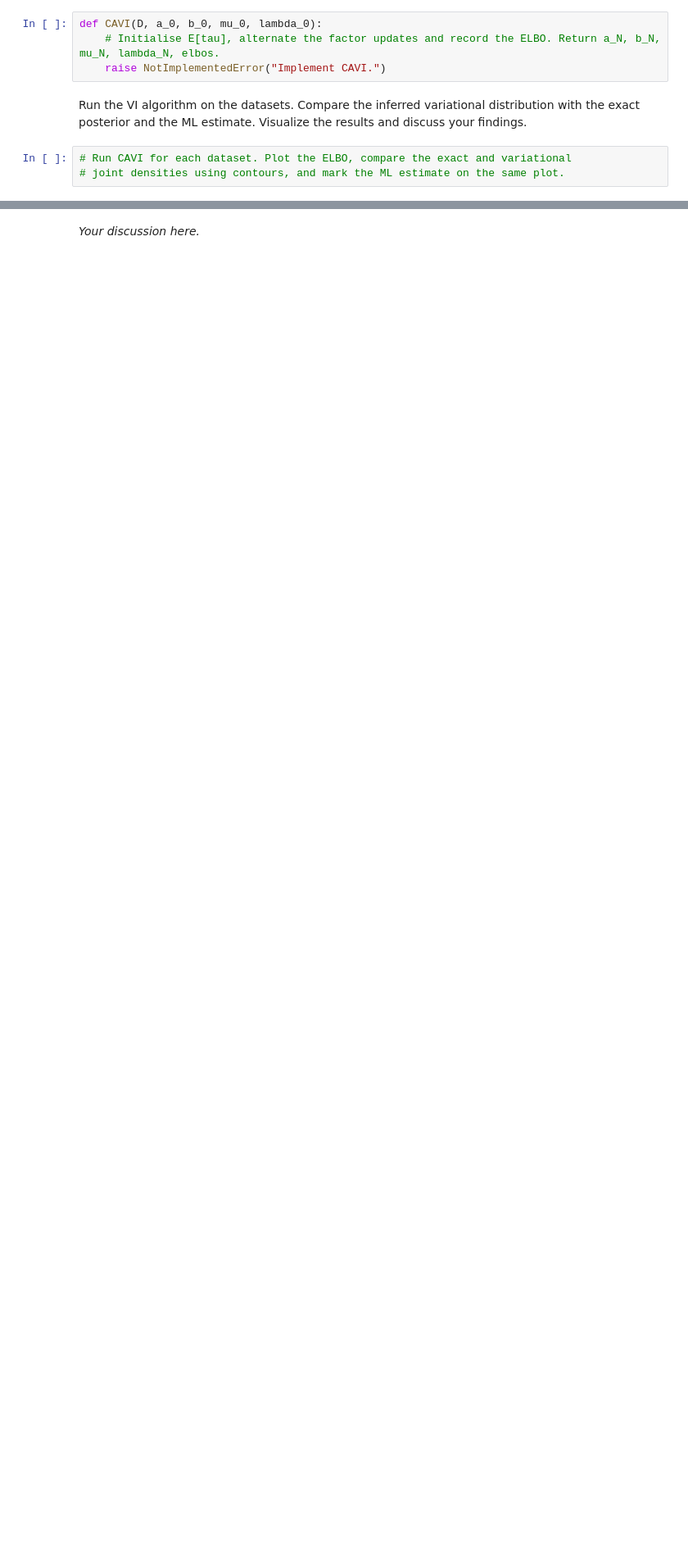
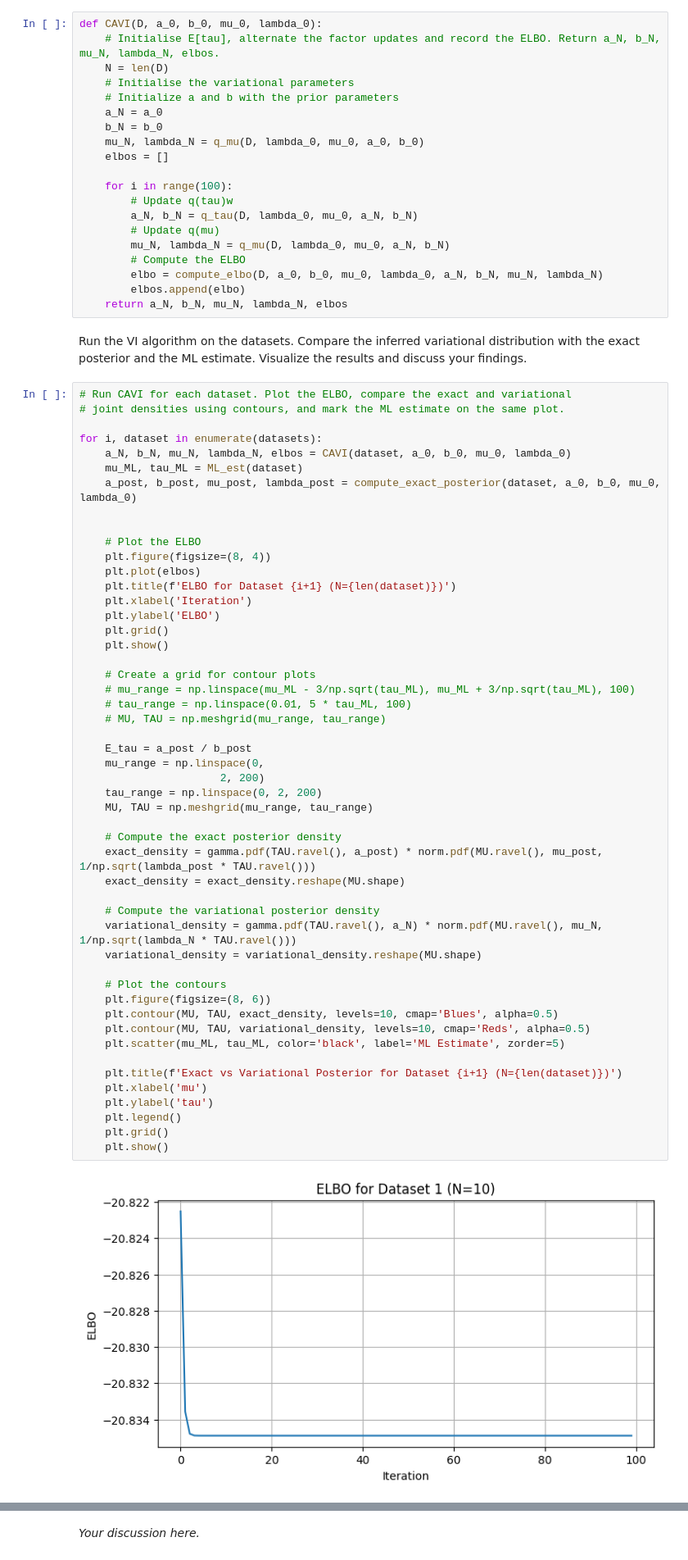
Before and after one commit to mikoleo/Machine-learning-Advanced-Course, a Jupyter notebook: 1E-CAVI-HT26.ipynb, the cells around one changed output, grey strips where cells are left out. Shown at 82% size. Cells and saved outputs as stored; diff of their text form; blank space fills up the shorter version.

Commit message:
cavi - non fini

```diff
--- a/1E-CAVI-HT26.ipynb
+++ b/1E-CAVI-HT26.ipynb
@@ -77,9 +138,74 @@ Now, implement the CAVI algorithm:
 # %%
 def CAVI(D, a_0, b_0, mu_0, lambda_0):
     # Initialise E[tau], alternate the factor updates and record the ELBO. Return a_N, b_N, mu_N, lambda_N, elbos.
-    raise NotImplementedError("Implement CAVI.")
+    N = len(D)
+    # Initialise the variational parameters
+    # Initialize a and b with the prior parameters
+    a_N = a_0
+    b_N = b_0
+    mu_N, lambda_N = q_mu(D, lambda_0, mu_0, a_0, b_0)
+    elbos = []
+
+    for i in range(100):
+        # Update q(tau)w
+        a_N, b_N = q_tau(D, lambda_0, mu_0, a_N, b_N)
+        # Update q(mu)
+        mu_N, lambda_N = q_mu(D, lambda_0, mu_0, a_N, b_N)
+        # Compute the ELBO
+        elbo = compute_elbo(D, a_0, b_0, mu_0, lambda_0, a_N, b_N, mu_N, lambda_N)
+        elbos.append(elbo)
+    return a_N, b_N, mu_N, lambda_N, elbos
 # %% [markdown]
 Run the VI algorithm on the datasets. Compare the inferred variational distribution with the exact posterior and the ML estimate. Visualize the results and discuss your findings.
 # %%
 # Run CAVI for each dataset. Plot the ELBO, compare the exact and variational
 # joint densities using contours, and mark the ML estimate on the same plot.
+
+for i, dataset in enumerate(datasets):
+    a_N, b_N, mu_N, lambda_N, elbos = CAVI(dataset, a_0, b_0, mu_0, lambda_0)
+    mu_ML, tau_ML = ML_est(dataset)
+    a_post, b_post, mu_post, lambda_post = compute_exact_posterior(dataset, a_0, b_0, mu_0, lambda_0)
+
+
+    # Plot the ELBO
+    plt.figure(figsize=(8, 4))
+    plt.plot(elbos)
+    plt.title(f'ELBO for Dataset {i+1} (N={len(dataset)})')
+    plt.xlabel('Iteration')
+    plt.ylabel('ELBO')
+    plt.grid()
+    plt.show()
+
+    # Create a grid for contour plots
+    # mu_range = np.linspace(mu_ML - 3/np.sqrt(tau_ML), mu_ML + 3/np.sqrt(tau_ML), 100)
+    # tau_range = np.linspace(0.01, 5 * tau_ML, 100)
+    # MU, TAU = np.meshgrid(mu_range, tau_range)
+
+    E_tau = a_post / b_post
+    mu_range = np.linspace(0,
+                      2, 200)
+    tau_range = np.linspace(0, 2, 200)
+    MU, TAU = np.meshgrid(mu_range, tau_range)
+
+    # Compute the exact posterior density
+    exact_density = gamma.pdf(TAU.ravel(), a_post) * norm.pdf(MU.ravel(), mu_post, 1/np.sqrt(lambda_post * TAU.ravel()))
+    exact_density = exact_density.reshape(MU.shape)
+
+    # Compute the variational posterior density
+    variational_density = gamma.pdf(TAU.ravel(), a_N) * norm.pdf(MU.ravel(), mu_N, 1/np.sqrt(lambda_N * TAU.ravel()))
+    variational_density = variational_density.reshape(MU.shape)
+
+    # Plot the contours
+    plt.figure(figsize=(8, 6))
+    plt.contour(MU, TAU, exact_density, levels=10, cmap='Blues', alpha=0.5)
+    plt.contour(MU, TAU, variational_density, levels=10, cmap='Reds', alpha=0.5)
+    plt.scatter(mu_ML, tau_ML, color='black', label='ML Estimate', zorder=5)
+
+    plt.title(f'Exact vs Variational Posterior for Dataset {i+1} (N={len(dataset)})')
+    plt.xlabel('mu')
+    plt.ylabel('tau')
+    plt.legend()
+    plt.grid()
+    plt.show()
+# %% [output]
+[figure, added]
```
Also changed, not shown: parts of 7 cells of this notebook.
